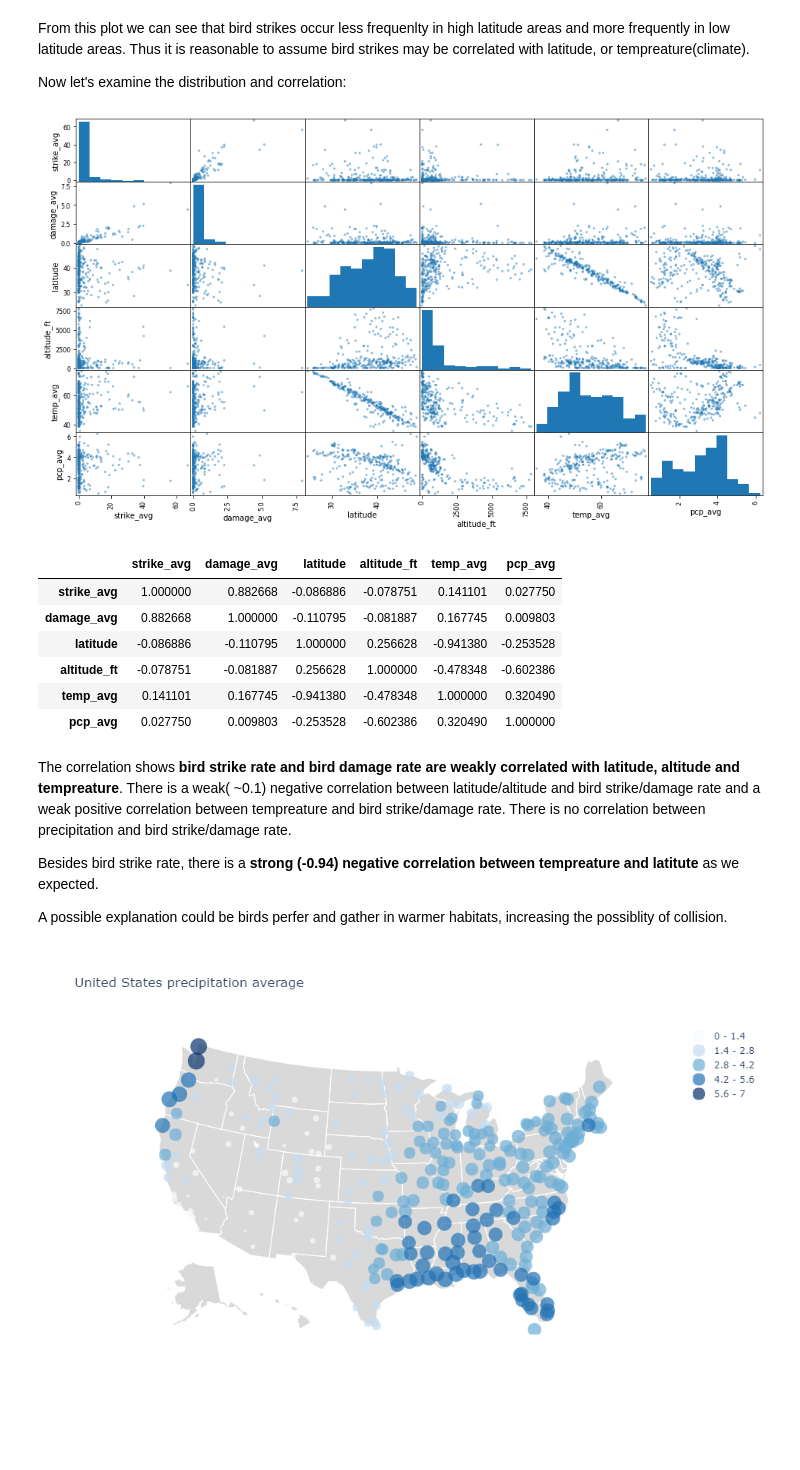
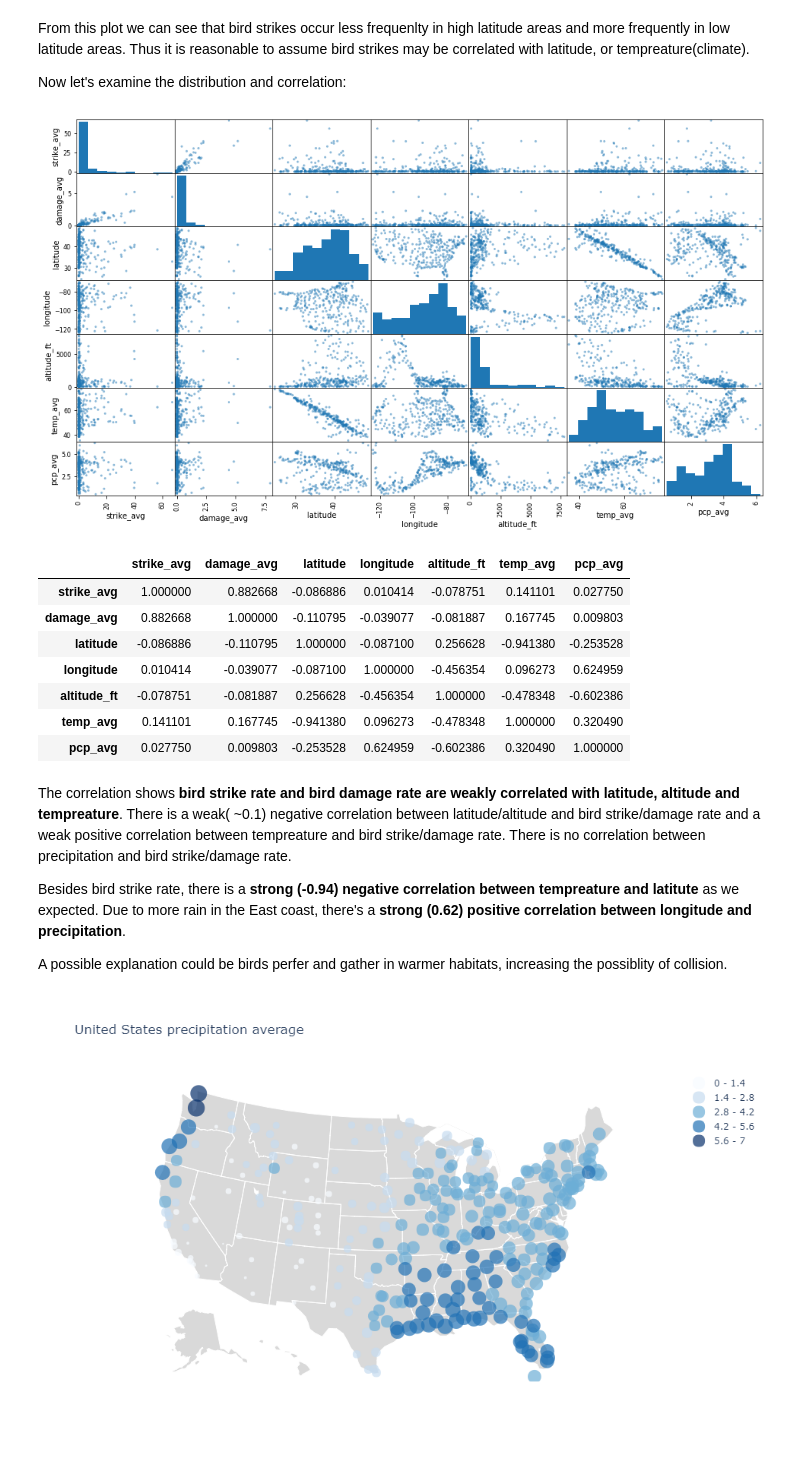
Before and after one commit to didyxdi/COGS108_final_project, a Jupyter notebook: Final Project_updated.ipynb, the cells around one changed output. Drawn from its saved outputs; the diff is of its cells as text; code cells hidden in the pictures; blank space fills up the shorter version.

```diff
--- a/Final Project_updated.ipynb
+++ b/Final Project_updated.ipynb
@@ -1287,23 +1360,24 @@ From this plot we can see that bird strikes occur less frequenlty in high latitu
 
 Now let's examine the distribution and correlation:
 # %%
-pd.plotting.scatter_matrix(merged_X_df[["strike_avg","damage_avg","latitude","altitude_ft","temp_avg","pcp_avg"]],figsize=(16,9));
+pd.plotting.scatter_matrix(merged_X_df[["strike_avg","damage_avg","latitude","longitude","altitude_ft","temp_avg","pcp_avg"]],figsize=(16,9));
 # %% [output]
-[figure, old version]
+[figure, new version]
 # %%
-merged_X_df[["strike_avg","damage_avg","latitude","altitude_ft","temp_avg","pcp_avg"]].corr()
+merged_X_df[["strike_avg","damage_avg","latitude","longitude","altitude_ft","temp_avg","pcp_avg"]].corr()
 # %% [output]
-|  | strike_avg | damage_avg | latitude | altitude_ft | temp_avg | pcp_avg |
-| strike_avg | 1.000000 | 0.882668 | -0.086886 | -0.078751 | 0.141101 | 0.027750 |
-| damage_avg | 0.882668 | 1.000000 | -0.110795 | -0.081887 | 0.167745 | 0.009803 |
-| latitude | -0.086886 | -0.110795 | 1.000000 | 0.256628 | -0.941380 | -0.253528 |
-| altitude_ft | -0.078751 | -0.081887 | 0.256628 | 1.000000 | -0.478348 | -0.602386 |
-| temp_avg | 0.141101 | 0.167745 | -0.941380 | -0.478348 | 1.000000 | 0.320490 |
-| pcp_avg | 0.027750 | 0.009803 | -0.253528 | -0.602386 | 0.320490 | 1.000000 |
+|  | strike_avg | damage_avg | latitude | longitude | altitude_ft | temp_avg | pcp_avg |
+| strike_avg | 1.000000 | 0.882668 | -0.086886 | 0.010414 | -0.078751 | 0.141101 | 0.027750 |
+| damage_avg | 0.882668 | 1.000000 | -0.110795 | -0.039077 | -0.081887 | 0.167745 | 0.009803 |
+| latitude | -0.086886 | -0.110795 | 1.000000 | -0.087100 | 0.256628 | -0.941380 | -0.253528 |
+| longitude | 0.010414 | -0.039077 | -0.087100 | 1.000000 | -0.456354 | 0.096273 | 0.624959 |
+| altitude_ft | -0.078751 | -0.081887 | 0.256628 | -0.456354 | 1.000000 | -0.478348 | -0.602386 |
+| temp_avg | 0.141101 | 0.167745 | -0.941380 | 0.096273 | -0.478348 | 1.000000 | 0.320490 |
+| pcp_avg | 0.027750 | 0.009803 | -0.253528 | 0.624959 | -0.602386 | 0.320490 | 1.000000 |
 # %% [markdown]
 The correlation shows **bird strike rate and bird damage rate are weakly correlated with latitude, altitude and tempreature**. There is a weak( ~0.1) negative correlation between latitude/altitude and bird strike/damage rate and a weak positive correlation between tempreature and bird strike/damage rate. There is no correlation between precipitation and bird strike/damage rate.
 
-Besides bird strike rate, there is a **strong (-0.94) negative correlation between tempreature and latitute** as we expected.
+Besides bird strike rate, there is a **strong (-0.94) negative correlation between tempreature and latitute** as we expected. Due to more rain in the East coast, there's a **strong (0.62) positive correlation between longitude and precipitation**.
 
 A possible explanation could be birds perfer and gather in warmer habitats, increasing the possiblity of collision.
 # %%
```
Also changed, not shown: parts of 11 cells of this notebook.
